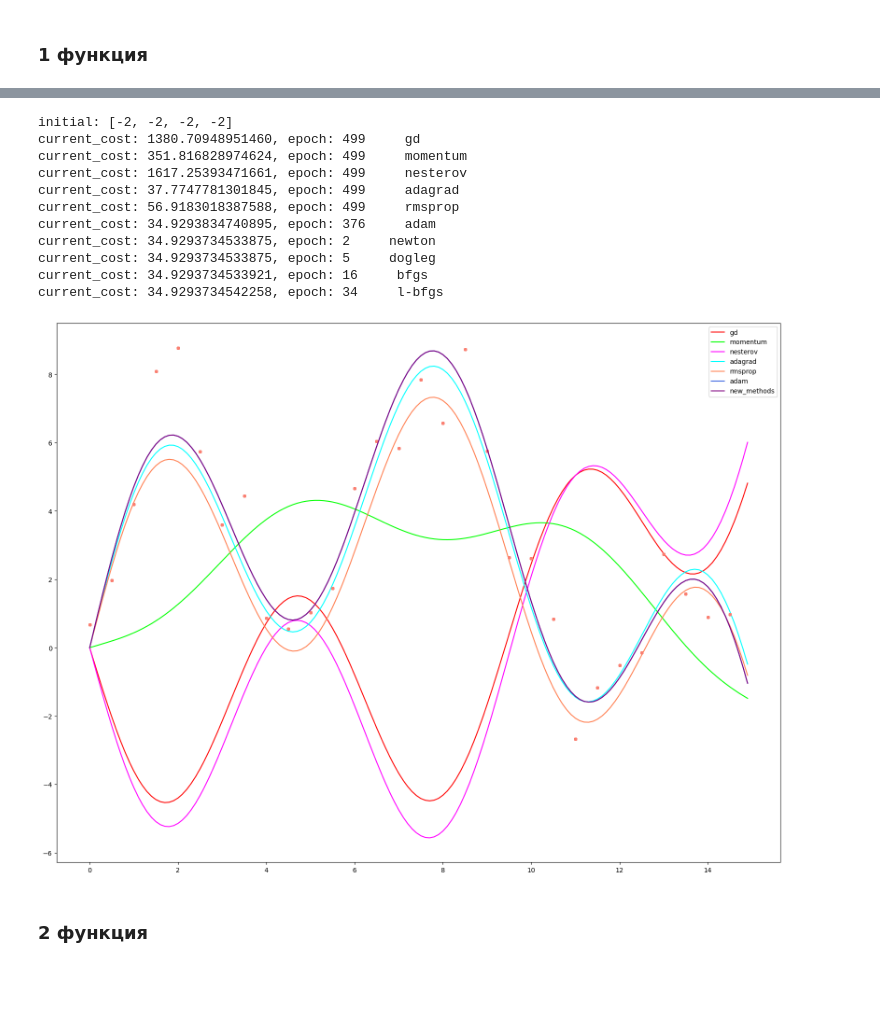
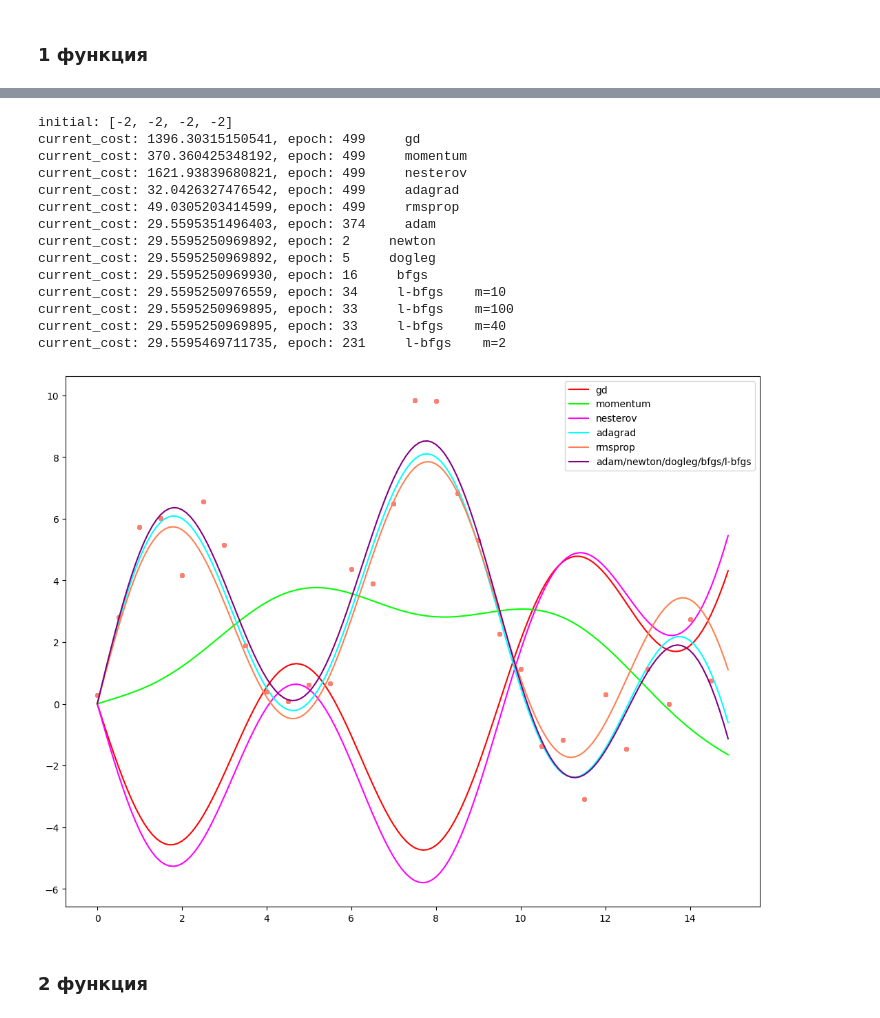
Before and after one commit to swerchansky/optimization-methods, a Jupyter notebook: 3_lab.ipynb, the cells around one changed output, grey strips where cells are left out. Saved outputs shown, nothing was run; the diff lists cells and outputs as text; code cells hidden in the pictures; blank space fills up the shorter version.

Commit message:
graphs update

```diff
--- a/3_lab.ipynb
+++ b/3_lab.ipynb
@@ -461,17 +459,22 @@ result[1] = gd_with_momentum(X, Y, INITIAL_THETA, loss_function, func, loss_func
 result[2] = gd_with_nesterov(X, Y, INITIAL_THETA, loss_function, func, loss_function_grad, lr=1e-6, eps=eps)
 result[3] = gd_with_adagrad(X, Y, INITIAL_THETA, loss_function, func, loss_function_grad, lr=100, eps=eps)
 result[4] = gd_with_rmsprop(X, Y, INITIAL_THETA, loss_function, func, loss_function_grad, lr=0.007, eps=eps)
-result[5] = gd_with_adam(X, Y, INITIAL_THETA, loss_function, func, loss_function_grad, lr=1, eps=eps)
+gd_with_adam(X, Y, INITIAL_THETA, loss_function, func, loss_function_grad, lr=1, eps=eps)
 
-result[6] = gauss_newton(X, Y, INITIAL_THETA, loss_function, func, eps=eps)
-result[7] = powell_dog_leg(X, Y, INITIAL_THETA, loss_function, func, loss_function_grad, hessian_func, eps=eps)
-result[8] = bfgs(X, Y, INITIAL_THETA, loss_function, func, loss_function_grad, symbols, eps=eps)
-result[9] = lbfgs(X, Y, INITIAL_THETA, loss_function, func, loss_function_grad, symbols, eps=eps)
+result[5] = gauss_newton(X, Y, INITIAL_THETA, loss_function, func, eps=eps)
+powell_dog_leg(X, Y, INITIAL_THETA, loss_function, func, loss_function_grad, hessian_func, eps=eps)
+bfgs(X, Y, INITIAL_THETA, loss_function, func, loss_function_grad, symbols, eps=eps)
+lbfgs(X, Y, INITIAL_THETA, loss_function, func, loss_function_grad, symbols, eps=eps, m=5)
 
-colors = ['red', 'lime', 'fuchsia', 'aqua', 'coral', 'royalblue', 'purple']
-labels = ['gd', 'momentum', 'nesterov', 'adagrad', 'rmsprop', 'adam', 'new_methods']
+# сделай таблички с разыными m
+lbfgs(X, Y, INITIAL_THETA, loss_function, func, loss_function_grad, symbols, eps=1e-8, m=100)
+lbfgs(X, Y, INITIAL_THETA, loss_function, func, loss_function_grad, symbols, eps=1e-8, m=40)
+lbfgs(X, Y, INITIAL_THETA, loss_function, func, loss_function_grad, symbols, eps=1e-8, m=2)
 
-plt.rcParams["figure.figsize"] = (20, 15)
+colors = ['red', 'lime', 'fuchsia', 'aqua', 'coral', 'purple']
+labels = ['gd', 'momentum', 'nesterov', 'adagrad', 'rmsprop', 'adam/newton/dogleg/bfgs/l-bfgs']
+
+plt.rcParams["figure.figsize"] = (13, 10)
 fig, ax = plt.subplots()
 
 for i in range(len(labels)):
@@ -493,17 +496,17 @@ result[1] = gd_with_momentum(X, Y, INITIAL_THETA, loss_function, func, loss_func
 result[2] = gd_with_nesterov(X, Y, INITIAL_THETA, loss_function, func, loss_function_grad, lr=1e-6, eps=eps)
 result[3] = gd_with_adagrad(X, Y, INITIAL_THETA, loss_function, func, loss_function_grad, lr=100, eps=eps)
 result[4] = gd_with_rmsprop(X, Y, INITIAL_THETA, loss_function, func, loss_function_grad, lr=0.009, eps=eps)
-result[5] = gd_with_adam(X, Y, INITIAL_THETA, loss_function, func, loss_function_grad, lr=1, eps=eps)
+gd_with_adam(X, Y, INITIAL_THETA, loss_function, func, loss_function_grad, lr=1, eps=eps)
 
-result[6] = gauss_newton(X, Y, INITIAL_THETA, loss_function, func, eps=eps)
-result[7] = powell_dog_leg(X, Y, INITIAL_THETA, loss_function, func, loss_function_grad, hessian_func, eps=eps)
-result[8] = bfgs(X, Y, INITIAL_THETA, loss_function, func, loss_function_grad, symbols, eps=eps)
-result[9] = lbfgs(X, Y, INITIAL_THETA, loss_function, func, loss_function_grad, symbols, eps=eps)
+result[5] = gauss_newton(X, Y, INITIAL_THETA, loss_function, func, eps=eps)
+powell_dog_leg(X, Y, INITIAL_THETA, loss_function, func, loss_function_grad, hessian_func, eps=eps)
+bfgs(X, Y, INITIAL_THETA, loss_function, func, loss_function_grad, symbols, eps=eps)
+lbfgs(X, Y, INITIAL_THETA, loss_function, func, loss_function_grad, symbols, eps=eps)
 
-colors = ['red', 'lime', 'fuchsia', 'aqua', 'coral', 'royalblue', 'purple']
-labels = ['gd', 'momentum', 'nesterov', 'adagrad', 'rmsprop', 'adam', 'new_methods']
+lbfgs(X, Y, INITIAL_THETA, loss_function, func, loss_function_grad, symbols, eps=1e-8, m=100)
+lbfgs(X, Y, INITIAL_THETA, loss_function, func, loss_function_grad, symbols, eps=1e-8, m=40)
+lbfgs(X, Y, INITIAL_THETA, loss_function, func, loss_function_grad, symbols, eps=1e-8, m=2)
 
-plt.rcParams["figure.figsize"] = (20, 15)
 fig, ax = plt.subplots()
 
 for i in range(len(labels)):
@@ -527,15 +533,18 @@ current_cost: 34.9293734538674, epoch: 32     l-bfgs
 initial: [-2, -2, -2, -2]
-current_cost: 1380.70948951460, epoch: 499     gd
-current_cost: 351.816828974624, epoch: 499     momentum
-current_cost: 1617.25393471661, epoch: 499     nesterov
-current_cost: 37.7747781301845, epoch: 499     adagrad
-current_cost: 56.9183018387588, epoch: 499     rmsprop
-current_cost: 34.9293834740895, epoch: 376     adam
-current_cost: 34.9293734533875, epoch: 2     newton
-current_cost: 34.9293734533875, epoch: 5     dogleg
-current_cost: 34.9293734533921, epoch: 16     bfgs
-current_cost: 34.9293734542258, epoch: 34     l-bfgs
+current_cost: 1396.30315150541, epoch: 499     gd
+current_cost: 370.360425348192, epoch: 499     momentum
+current_cost: 1621.93839680821, epoch: 499     nesterov
+current_cost: 32.0426327476542, epoch: 499     adagrad
+current_cost: 49.0305203414599, epoch: 499     rmsprop
+current_cost: 29.5595351496403, epoch: 374     adam
+current_cost: 29.5595250969892, epoch: 2     newton
+current_cost: 29.5595250969892, epoch: 5     dogleg
+current_cost: 29.5595250969930, epoch: 16     bfgs
+current_cost: 29.5595250976559, epoch: 34     l-bfgs    m=10
+current_cost: 29.5595250969895, epoch: 33     l-bfgs    m=100
+current_cost: 29.5595250969895, epoch: 33     l-bfgs    m=40
+current_cost: 29.5595469711735, epoch: 231     l-bfgs    m=2
-[figure, old version]
+[figure, new version]
 # %% [markdown]
 ### 2 функция
 # %%
```
Also changed, not shown: parts of 6 cells of this notebook.
